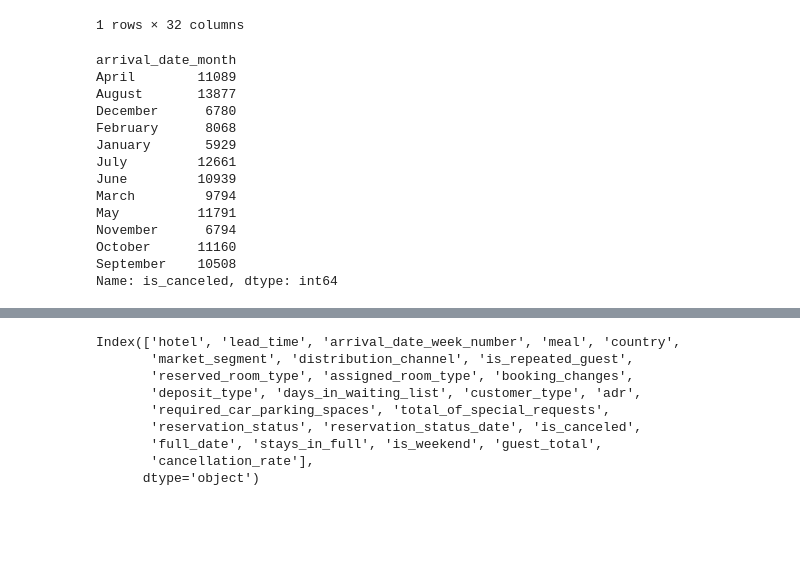
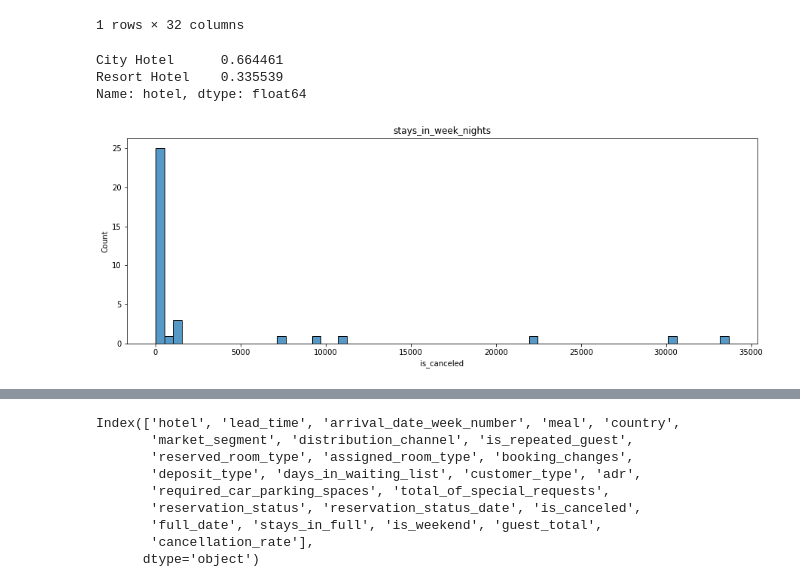
Before and after one commit to GabrielAsato/Curso_DS_Degree, a Jupyter notebook: Módulo 9 - Machine Learning I/Projetos/Projeto - hotel_bookings.ipynb, the cells around one changed output, grey strips where cells are left out. Saved outputs shown, nothing was run; the diff lists cells and outputs as text; code cells hidden in the pictures; blank space fills up the shorter version.

```diff
--- a/Módulo 9 - Machine Learning I/Projetos/Projeto - hotel_bookings.ipynb
+++ b/Módulo 9 - Machine Learning I/Projetos/Projeto - hotel_bookings.ipynb
@@ -84,21 +84,20 @@ df.head(1)
 |  | hotel | is_canceled | lead_time | arrival_date_year | arrival_date_month | arrival_date_week_number | ... |
 | 0 | Resort Hotel | 0 | 342 | 2015 | July | 27 | ... |
 1 rows × 32 columns
+# %%
+# Remover colunas que não fazem sentido
+df.hotel.value_counts(normalize = True)
+# %% [output]
+City Hotel      0.664461
+Resort Hotel    0.335539
+Name: hotel, dtype: float64
 # %%
-sazonalidade = pd.concat([df["arrival_date_month"], df["is_canceled"]], axis = 1)
-sazonalidade.groupby("arrival_date_month")["is_canceled"].count()
+plt.figure(figsize=(15,5))
+i = "stays_in_week_nights"
+_ = pd.concat([df[i], df["is_canceled"]], axis = 1)
+saz = _.groupby(i)["is_canceled"].count()
+sns.histplot(x = saz)
+plt.title(i)
+plt.show()
 # %% [output]
-arrival_date_month
-April        11089
-August       13877
-December      6780
-February      8068
-January       5929
-July         12661
-June         10939
-March         9794
-May          11791
-November      6794
-October      11160
-September    10508
-Name: is_canceled, dtype: int64
+[figure, added]
```
Also changed, not shown: parts of 5 cells of this notebook, 4 other files.
